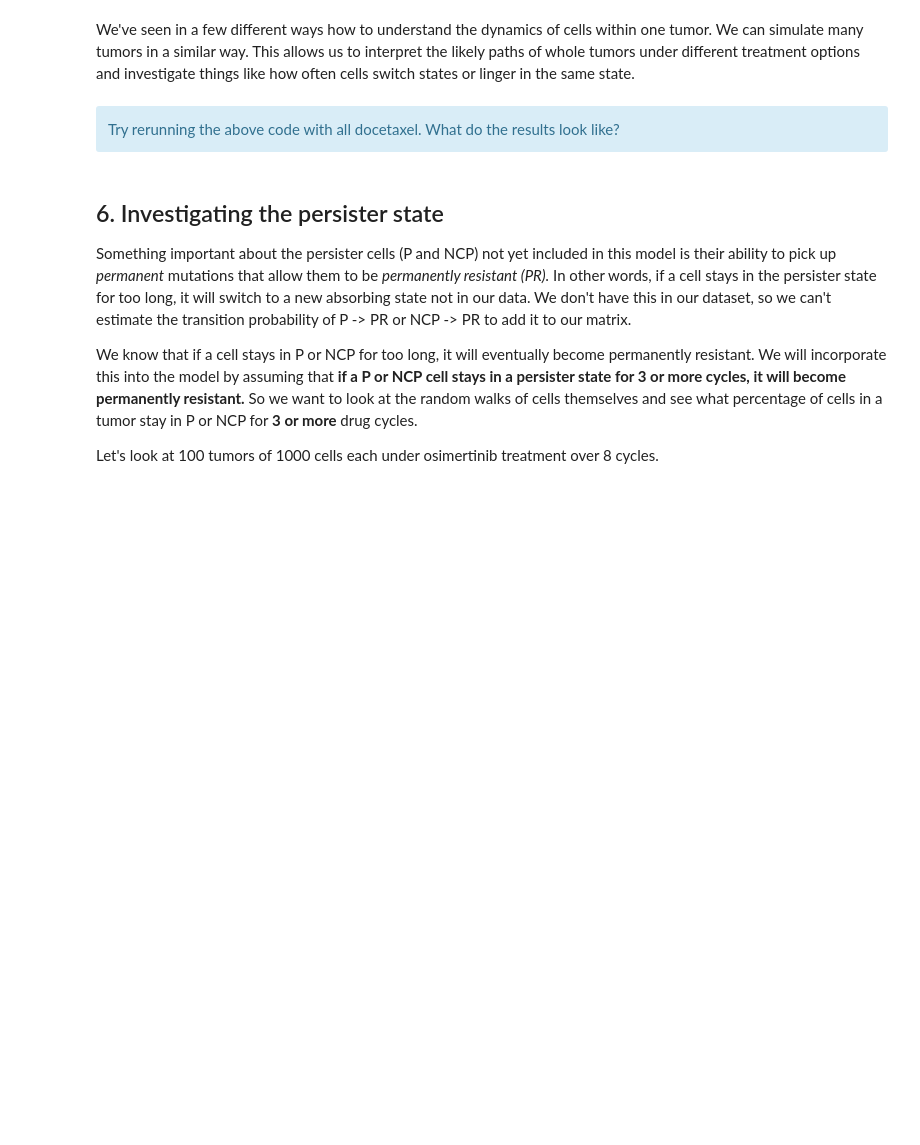
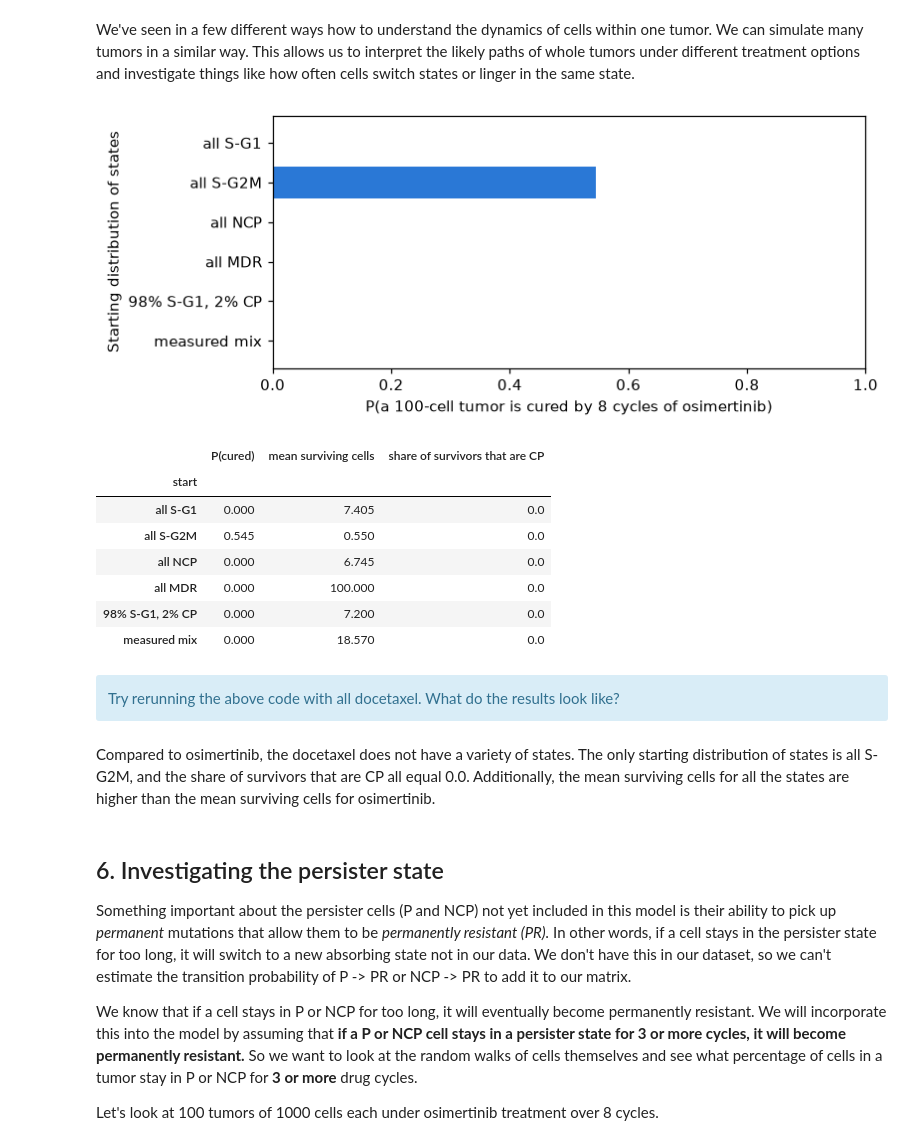
Before and after one commit to kaitlynNMcFadden/uu_markov, a Jupyter notebook: lab_2/Lab09_markov_chain_cells.ipynb, the cells around one changed output. Drawn from its saved outputs; the diff is of its cells as text; code cells hidden in the pictures; blank space fills up the shorter version.

```diff
--- a/lab_2/Lab09_markov_chain_cells.ipynb
+++ b/lab_2/Lab09_markov_chain_cells.ipynb
@@ -645,35 +801,47 @@ def simulate_tumor(pi0, P, n_cells, n_cycles, rng):
     return np.array([random_walk(int(s0), P, n_cycles, rng)[-1] for s0 in starts])
 # %%
 N_CELLS, N_TUMORS = 100, 200
-P_TUMOR, N_TUMOR_CYCLES = P_osi, 8      # this simulation: 8 cycles of osimertinib
+P_TUMOR, N_TUMOR_CYCLES = P_doc, 8      # this simulation: 8 cycles of osimertinib
 scenarios = {
-    "all S-G1":       basis("S-G1", P_hat),
-    "all S-G2M":      basis("S-G2M", P_hat),
-    "all NCP":         basis("NCP", P_hat),
-    "all MDR":        basis("MDR", P_hat),
-    "98% S-G1, 2% CP": 0.98 * basis("S-G1", P_hat) + 0.02 * basis("CP", P_hat),
+    "all S-G1":       basis("S-G1", P_doc_df),
+    "all S-G2M":      basis("S-G2M", P_doc_df),
+    "all NCP":         basis("NCP", P_doc_df),
+    "all MDR":        basis("MDR", P_doc_df),
+    "98% S-G1, 2% CP": 0.98 * basis("S-G1", P_doc_df) + 0.02 * basis("CP", P_doc_df),
     "measured mix":   pi_mix,
 }
 rows = []
 for name, pi0 in scenarios.items():
     finals = np.array([simulate_tumor(pi0, P_TUMOR, N_CELLS, N_TUMOR_CYCLES, rng) for _ in range(N_TUMORS)])
     alive = (finals != OUTCOMES.index("cleared")).sum(axis=1)
     rows.append({"start": name,
                  "P(cured)": np.mean(alive == 0),
                  "mean surviving cells": alive.mean(),
                  "share of survivors that are CP":
                      (finals == OUTCOMES.index("CP")).sum() / max(alive.sum(), 1)})
 results = pd.DataFrame(rows).set_index("start")
 
 fig, ax = plt.subplots(figsize=(7, 3))
 ax.barh(results.index[::-1], results["P(cured)"][::-1], color="#2a78d6")
 ax.set_xlim(0, 1)
 ax.set_xlabel(f"P(a {N_CELLS}-cell tumor is cured by {N_TUMOR_CYCLES} cycles of osimertinib)")
 ax.set_ylabel("Starting distribution of states")
 plt.show()
 results.round(3)
+# %% [output]
+[figure, added]
+|  | P(cured) | mean surviving cells | share of survivors that are CP |
+| start |  |  |  |
+| all S-G1 | 0.000 | 7.405 | 0.0 |
+| all S-G2M | 0.545 | 0.550 | 0.0 |
+| all NCP | 0.000 | 6.745 | 0.0 |
+| all MDR | 0.000 | 100.000 | 0.0 |
+| 98% S-G1, 2% CP | 0.000 | 7.200 | 0.0 |
+| measured mix | 0.000 | 18.570 | 0.0 |
 # %% [markdown]
 <div class="alert alert-info"> Try rerunning the above code with all docetaxel. What do the results look like? </div>
+# %% [markdown]
+Compared to osimertinib, the docetaxel does not have a variety of states. The only starting distribution of states is all S-G2M, and the share of survivors that are CP all equal 0.0. Additionally, the mean surviving cells for all the states are higher than the mean surviving cells for osimertinib.
 # %% [markdown]
 ## 6. Investigating the persister state
 
```
Also changed, not shown: parts of 15 cells of this notebook.
